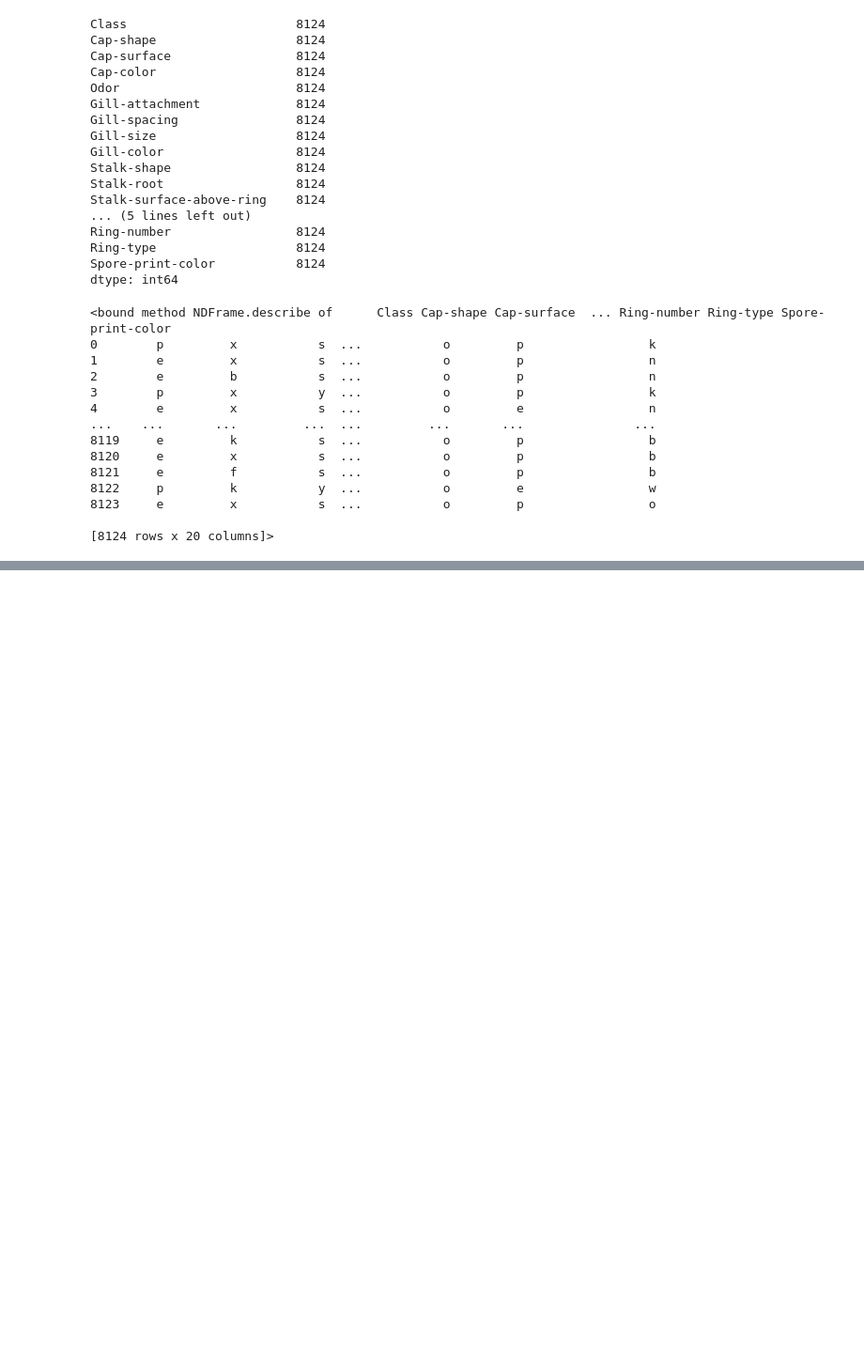
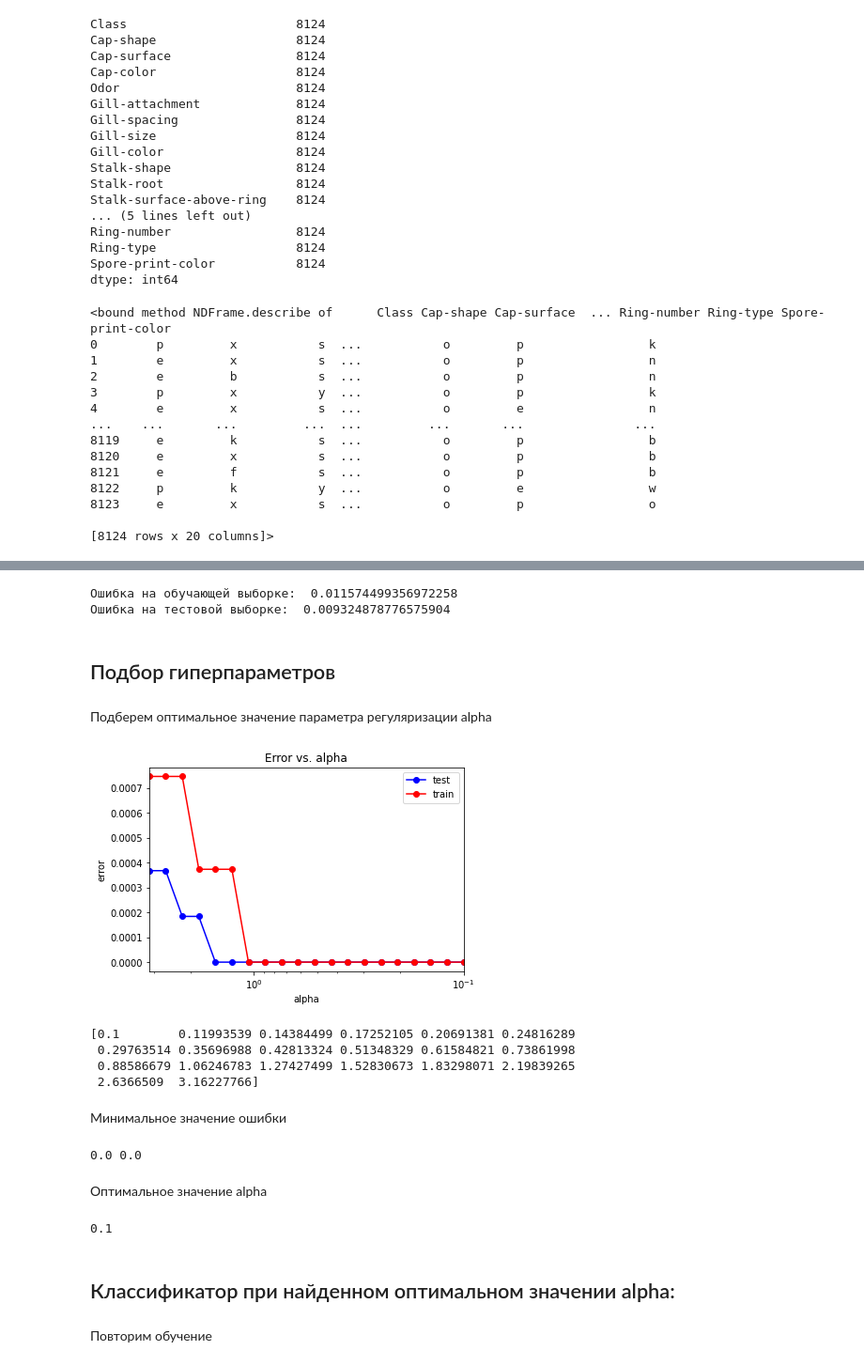
Before and after one commit to FishchevaKM/MachineLearningHomework, a Jupyter notebook: FirstLab.ipynb, the cells around one changed output, grey strips where cells are left out. Shown: that part at 94% size. Saved outputs shown, nothing was run; the diff lists cells and outputs as text; code cells hidden in the pictures; blank space fills up the shorter version.

```diff
--- a/FirstLab.ipynb
+++ b/FirstLab.ipynb
@@ -370,0 +624,4 @@ for c in categorical_columns:
+# %%
+from sklearn.neural_network import MLPClassifier
+mlp_model = MLPClassifier(hidden_layer_sizes = (3, 4), solver = 'lbfgs', activation = 'logistic', random_state = 5)
+mlp_model.fit(X_train, y_train)
@@ -370,0 +647,4 @@ for c in categorical_columns:
+# %%
+from sklearn.neural_network import MLPClassifier
+mlp_model = MLPClassifier(hidden_layer_sizes = (3, 4), solver = 'lbfgs', activation = 'logistic', random_state = 5)
+mlp_model.fit(X_train, y_train)
@@ -370,0 +660,63 @@ for c in categorical_columns:
+# %%
+y_train_pred = mlp_model.predict(X_train)
+y_test_pred = mlp_model.predict(X_test)
+print("Ошибка на обучающей выборке: ", np.mean(y_train != y_train_pred))
+print("Ошибка на тестовой выборке: ", np.mean(y_test != y_test_pred))
+# %% [output]
+Ошибка на обучающей выборке:  0.011574499356972258
+Ошибка на тестовой выборке:  0.009324878776575904
+# %% [markdown]
+## Подбор гиперпараметров
+# %% [markdown]
+Подберем оптимальное значение параметра регуляризации alpha
+# %%
+alpha_arr = np.logspace(-1, 0.5, 20)
+test_err = []
+train_err = []
+for alpha in alpha_arr:
+    mlp_model = MLPClassifier(alpha = alpha, hidden_layer_sizes = (3),
+                              solver = 'lbfgs', activation = 'logistic', random_state = 2)
+    mlp_model.fit(X_train, y_train)
+
+    y_train_pred = mlp_model.predict(X_train)
+    y_test_pred = mlp_model.predict(X_test)
+    train_err.append(np.mean(y_train != y_train_pred))
+    test_err.append(np.mean(y_test != y_test_pred))
+# %%
+plt.semilogx(alpha_arr, train_err, 'b-o', label = 'test')
+plt.semilogx(alpha_arr, test_err, 'r-o', label = 'train')
+plt.xlim([np.max(alpha_arr), np.min(alpha_arr)])
+plt.title('Error vs. alpha')
+plt.xlabel('alpha')
+plt.ylabel('error')
+plt.legend()
+pass
+# %% [output]
+[figure, added]
+# %%
+print(alpha_arr)
+# %% [output]
+[0.1        0.11993539 0.14384499 0.17252105 0.20691381 0.24816289
+ 0.29763514 0.35696988 0.42813324 0.51348329 0.61584821 0.73861998
+ 0.88586679 1.06246783 1.27427499 1.52830673 1.83298071 2.19839265
+ 2.6366509  3.16227766]
+# %% [markdown]
+Минимальное значение ошибки
+# %%
+min_train_err = np.min(train_err)
+min_test_err = np.min(test_err)
+print(min_train_err, min_test_err)
+# %% [output]
+0.0 0.0
+# %% [markdown]
+Оптимальное значение alpha
+# %%
+alpha_opt = alpha_arr[test_err == min_test_err]
+alpha_opt = alpha_opt[0]
+print(alpha_opt)
+# %% [output]
+0.1
+# %% [markdown]
+## Классификатор при найденном оптимальном значении alpha:
+# %% [markdown]
+Повторим обучение
```
Also changed, not shown: parts of 131 cells of this notebook.
